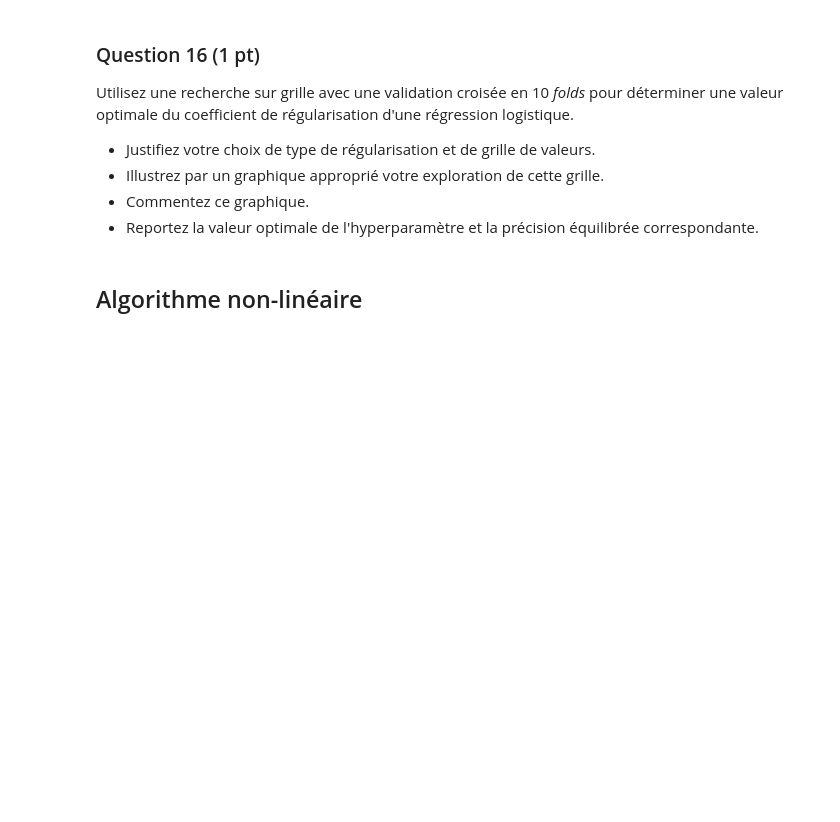
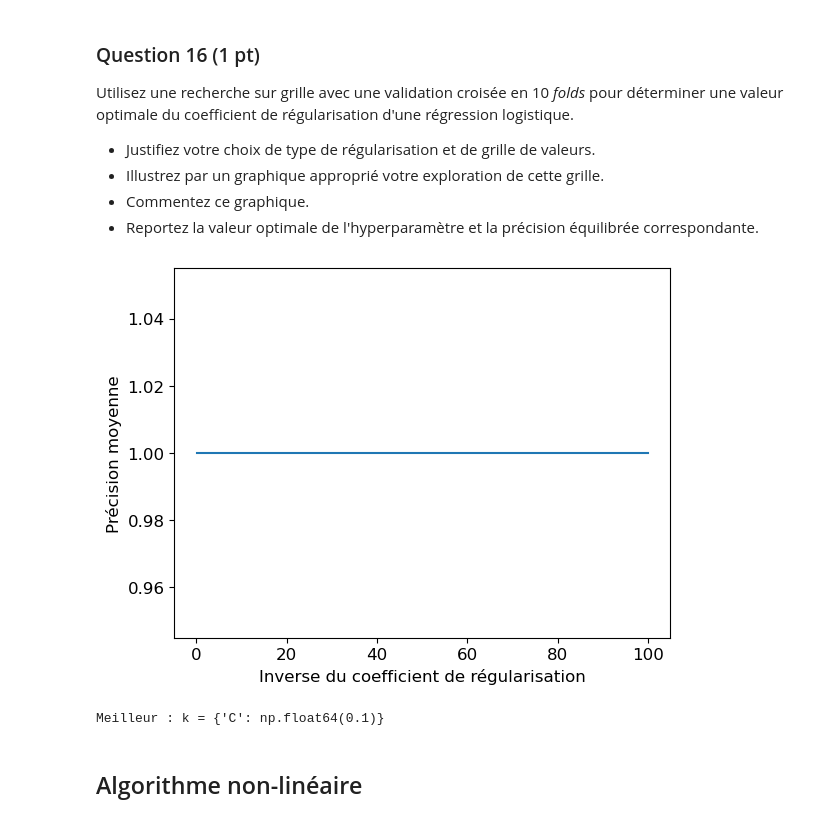
Before and after one commit to Pierre-LouisCOPPENSMines/projet_sdd, a Jupyter notebook: Projet.ipynb, the cells around one changed output. Drawn from its saved outputs; the diff is of its cells as text; code cells hidden in the pictures; blank space fills up the shorter version.

```diff
--- a/Projet.ipynb
+++ b/Projet.ipynb
@@ -384,6 +386,29 @@ Utilisez une recherche sur grille avec une validation croisée en 10 _folds_ pou
 * Illustrez par un graphique approprié votre exploration de cette grille.
 * Commentez ce graphique.
 * Reportez la valeur optimale de l'hyperparamètre et la précision équilibrée correspondante.
+# %%
+from sklearn.linear_model import LogisticRegression
+
+c_vals = np.linspace(0.1,100,1000)
+grille_param = {'C': c_vals}
+
+logistic = LogisticRegression(random_state=42)
+grille_kvoisins = GridSearchCV(logistic,
+                               grille_param,
+                               scoring='balanced_accuracy',
+                               cv=10) # 10 splits
+
+grille_kvoisins.fit(df_train_rescaled, y_train_risk_vs_norisk)
+
+plt.plot(c_vals, grille_kvoisins.cv_results_['mean_test_score'])
+plt.xlabel('Inverse du coefficient de régularisation')
+plt.ylabel('Précision moyenne')
+plt.show()
+
+print(f"Meilleur : k = {grille_kvoisins.best_params_}")
+# %% [output]
+[figure, added]
+Meilleur : k = {'C': np.float64(0.1)}
 # %% [markdown]
 ## Algorithme non-linéaire
 # %% [markdown]
```
Also changed, not shown: parts of 4 cells of this notebook.
